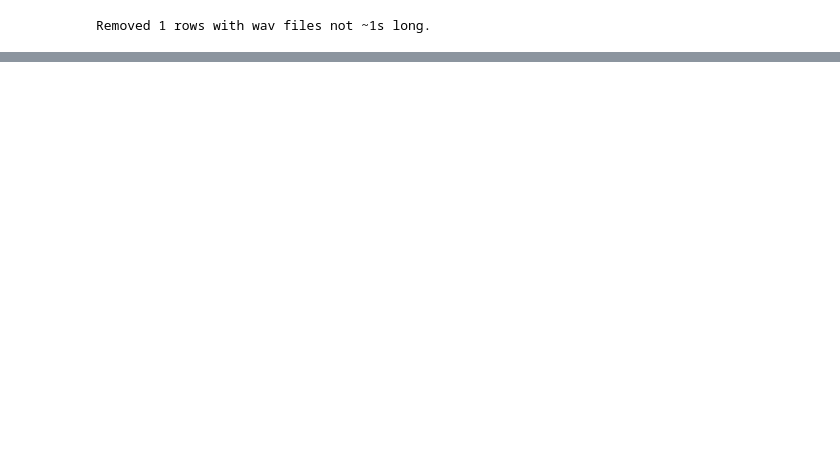
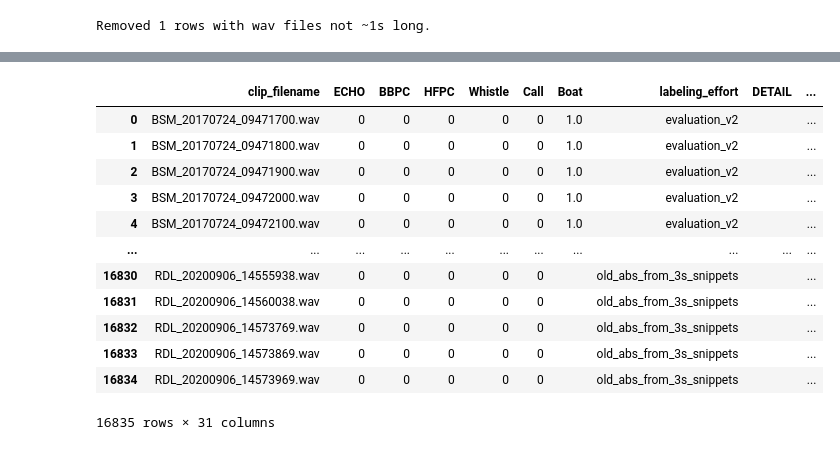
Before and after one commit to bobduru/beluga-call-pipeline, a Jupyter notebook: data_preprocessing/labels_and_wav_processing/merge_labels.ipynb, the cells around one changed output, grey strips where cells are left out. Cells and saved outputs as stored; diff of their text form; code cells hidden in the pictures; blank space fills up the shorter version.

```diff
--- a/data_preprocessing/labels_and_wav_processing/merge_labels.ipynb
+++ b/data_preprocessing/labels_and_wav_processing/merge_labels.ipynb
@@ -296,3 +317,6 @@ irene_5min                1        153
 old_abs_CAC_last_samples  0        159
 old_abs_from_3s_snippets  0       6646
 Name: count, dtype: int64
+# %%
+errors = pd.read_csv("../../data/evaluation_snippets/errors.csv")
+errors.head()
@@ -298,0 +363,34 @@ Name: count, dtype: int64
+# %%
+# Apply fix_calls logic only to rows where FIXED_GROUNDTRUTH is not NaN
+def fix_calls(gt):
+    if pd.isna(gt):
+        return pd.Series([False, False, False, False])
+    gt_str = str(gt).strip()
+    if 'a' in gt_str:
+        return pd.Series([False, False, False, False])
+    return pd.Series([
+        'e' in gt_str,  # ECHO
+        'b' in gt_str,  # BBPC
+        'h' in gt_str,  # HFPC
+        'w' in gt_str   # Whistle
+    ])
+
+# Only fix rows where FIXED_GROUNDTRUTH is not NaN
+rows_to_fix = merged_df['FIXED_GROUNDTRUTH'].notna()
+
+print(f"Fixing {rows_to_fix.sum()} rows based on FIXED_GROUNDTRUTH values...")
+
+# Apply fix_calls to FIXED_GROUNDTRUTH for those rows
+if rows_to_fix.any():
+    fixed_values = merged_df.loc[rows_to_fix, 'FIXED_GROUNDTRUTH'].apply(fix_calls)
+    fixed_values.columns = ['ECHO', 'BBPC', 'HFPC', 'Whistle']
+
+    # Update only those rows in merged_df
+    merged_df.loc[rows_to_fix, ['ECHO', 'BBPC', 'HFPC', 'Whistle']] = fixed_values.values
+
+    print("\nAfter fixing:")
+    display(merged_df.loc[rows_to_fix, ['clip_filename', 'ECHO', 'BBPC', 'HFPC', 'Whistle', 'FIXED_GROUNDTRUTH']].head(10))
+
+    # Update Call column as well
+    merged_df["Call"] = merged_df[["ECHO", "BBPC", "HFPC", "Whistle"]].any(axis=1).astype(int)
+    print("\nCall column updated based on fixed values.")
@@ -299,2 +432,18 @@ Name: count, dtype: int64
+# %%
+merged_df
+# %% [output]
+|  | clip_filename | ECHO | BBPC | HFPC | Whistle | Call | Boat | labeling_effort | DETAIL | ... |
+| 0 | BSM_20170724_09471700.wav | 0 | 0 | 0 | 0 | 0 | 1.0 | evaluation_v2 |  | ... |
+| 1 | BSM_20170724_09471800.wav | 0 | 0 | 0 | 0 | 0 | 1.0 | evaluation_v2 |  | ... |
+| 2 | BSM_20170724_09471900.wav | 0 | 0 | 0 | 0 | 0 | 1.0 | evaluation_v2 |  | ... |
+| 3 | BSM_20170724_09472000.wav | 0 | 0 | 0 | 0 | 0 | 1.0 | evaluation_v2 |  | ... |
+| 4 | BSM_20170724_09472100.wav | 0 | 0 | 0 | 0 | 0 | 1.0 | evaluation_v2 |  | ... |
+| ... | ... | ... | ... | ... | ... | ... | ... | ... | ... | ... |
+| 16830 | RDL_20200906_14555938.wav | 0 | 0 | 0 | 0 | 0 |  | old_abs_from_3s_snippets |  | ... |
+| 16831 | RDL_20200906_14560038.wav | 0 | 0 | 0 | 0 | 0 |  | old_abs_from_3s_snippets |  | ... |
+| 16832 | RDL_20200906_14573769.wav | 0 | 0 | 0 | 0 | 0 |  | old_abs_from_3s_snippets |  | ... |
+| 16833 | RDL_20200906_14573869.wav | 0 | 0 | 0 | 0 | 0 |  | old_abs_from_3s_snippets |  | ... |
+| 16834 | RDL_20200906_14573969.wav | 0 | 0 | 0 | 0 | 0 |  | old_abs_from_3s_snippets |  | ... |
+16835 rows × 31 columns
 # %%
 merged_df.to_csv("../../data/Verified_Dataset/labels/labels_merged.csv", index=False)
```
Also changed, not shown: parts of 16 cells of this notebook, 21 other files.
